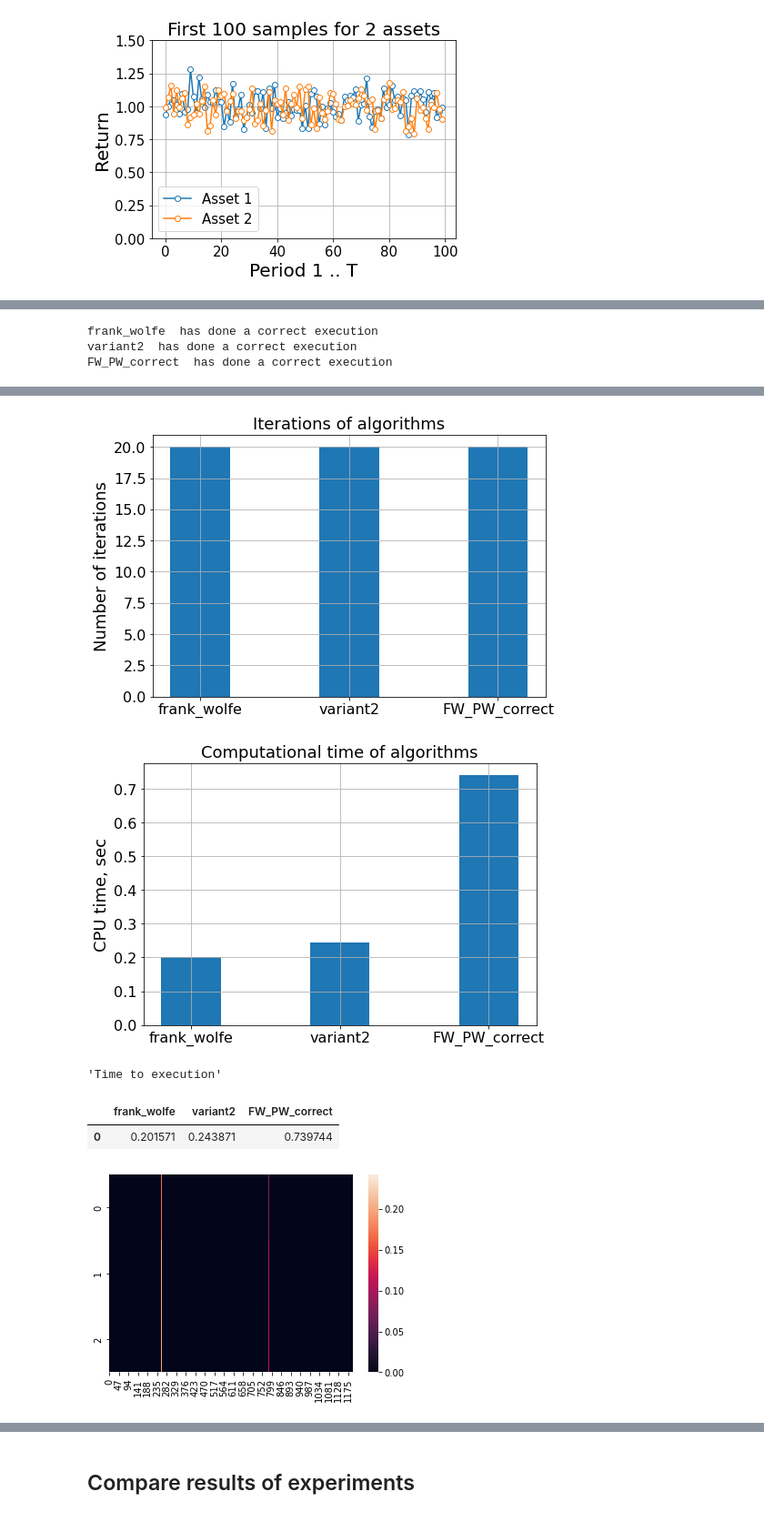
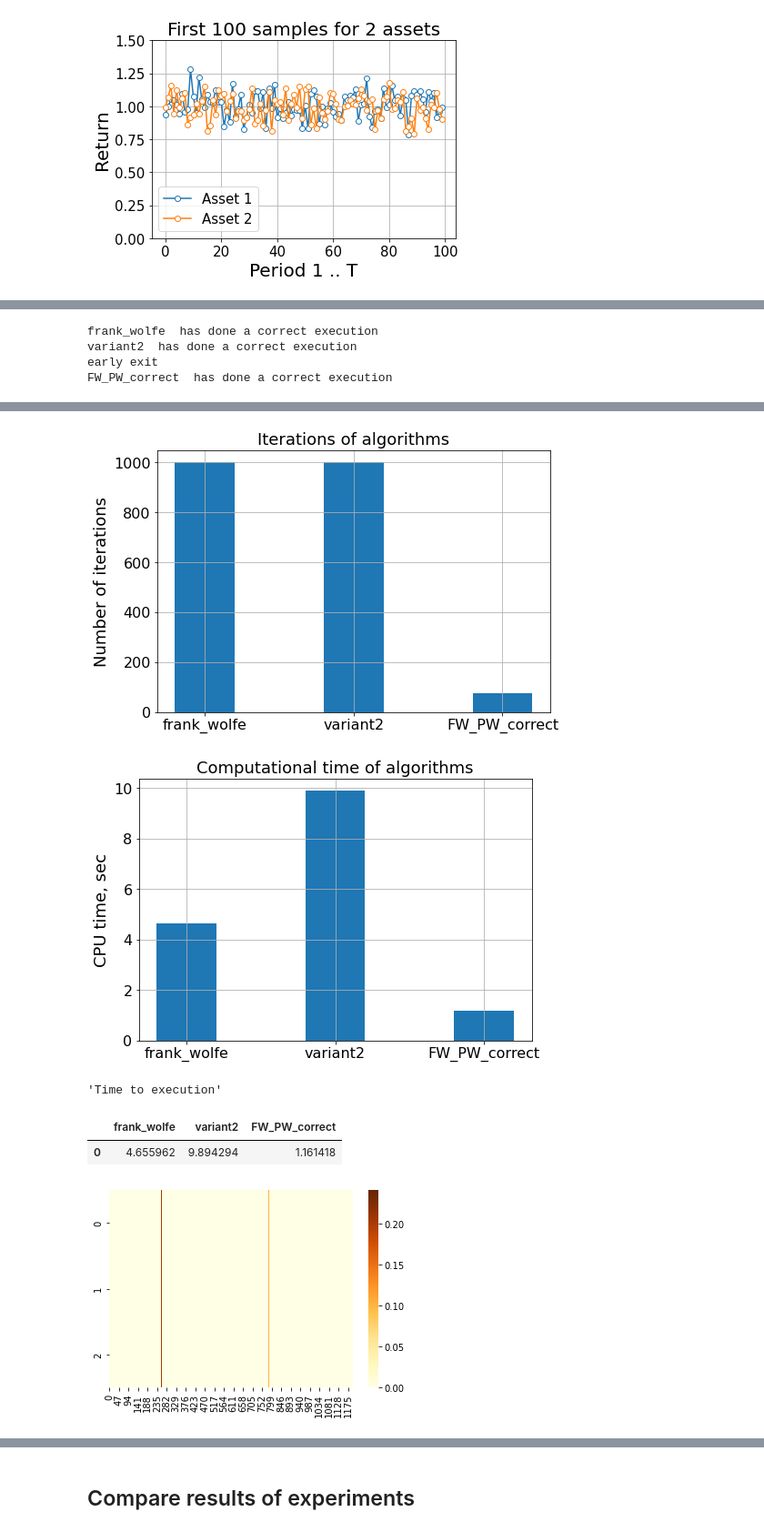
Before and after one commit to PashaIanko/Portfolio-Optimization, a Jupyter notebook: experiments.ipynb, the cells around one changed output, grey strips where cells are left out. Shown at 91% size. Cells and saved outputs as stored; diff of their text form; code cells hidden in the pictures.

```diff
--- a/experiments.ipynb
+++ b/experiments.ipynb
@@ -336,7 +336,7 @@ def run_experiment(n_assets, n_periods, max_iterations, fun):
     )
 
     invest_distributions = np.array([v for v in i.values()])
-    sns.heatmap(invest_distributions)
+    sns.heatmap(invest_distributions, cmap = sns.color_palette("YlOrBr", as_cmap=True))
 
     display('Time to execution', pd.DataFrame(t))
     return i, o, g, t, n_iterations
@@ -364,11 +365,12 @@ FW_PW_correct  has done a correct execution
 investments_1200, objective_func_1200, gaps_1200, dts_1200, n_iterations_1200 = run_experiment(
     n_assets = 1200,
     n_periods = 1000,
-    max_iterations = 20,
+    max_iterations = 1000,
     fun = [frank_wolfe, variant2, FW_PW_correct]
 )
 # %% [output]
 frank_wolfe  has done a correct execution
 variant2  has done a correct execution
+early exit
 FW_PW_correct  has done a correct execution
 [figure]
@@ -377,9 +379,9 @@ FW_PW_correct  has done a correct execution
-[figure, old version]
+[figure, new version]
-[figure, old version]
+[figure, new version]
 'Time to execution'
 |  | frank_wolfe | variant2 | FW_PW_correct |
-| 0 | 0.201571 | 0.243871 | 0.739744 |
+| 0 | 4.655962 | 9.894294 | 1.161418 |
-[figure, old version]
+[figure, new version]
 # %%
 investments_1500, objective_func_1500, gaps_1500, dts_1500, n_iterations_1500 = run_experiment(
     n_assets = 1500,
```
Also changed, not shown: parts of 8 cells of this notebook.
